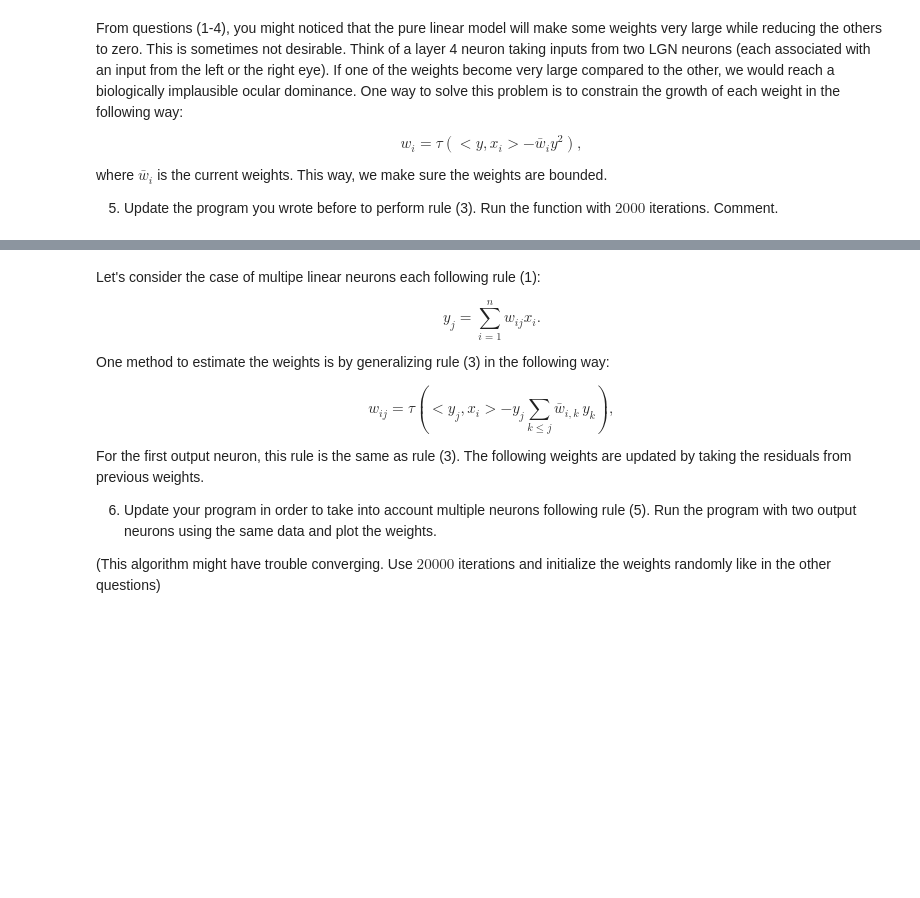
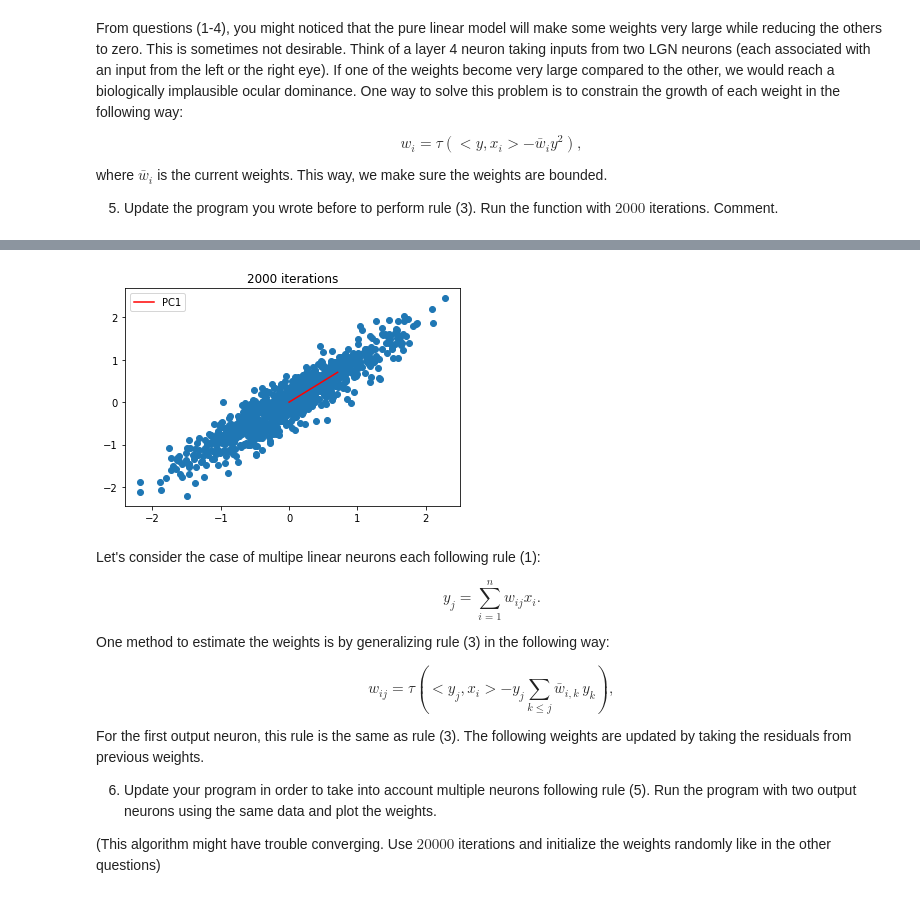
Before and after one commit to Jingkang1020/Jingkang1020, a Jupyter notebook: Unsupervised_Learning_Assignment.ipynb, the cells around one changed output, grey strips where cells are left out. Cells and saved outputs as stored; diff of their text form; code cells hidden in the pictures; blank space fills up the shorter version.

```diff
--- a/Unsupervised_Learning_Assignment.ipynb
+++ b/Unsupervised_Learning_Assignment.ipynb
@@ -88,3 +175,11 @@ np.random.seed(1)
+# %%
+plt.scatter(inputdata[0], inputdata[1])
+plt.plot([0, weights_new[0, -1]] , [0, weights_new[1, -1]], color="r", label='PC1')
+plt.legend()
+plt.title('2000 iterations')
+plt.show()
+# %% [output]
+[figure, added]
 # %% [markdown]
 Let's consider the case of multipe linear neurons each following rule (1):
 
```
Also changed, not shown: parts of 16 cells of this notebook.
